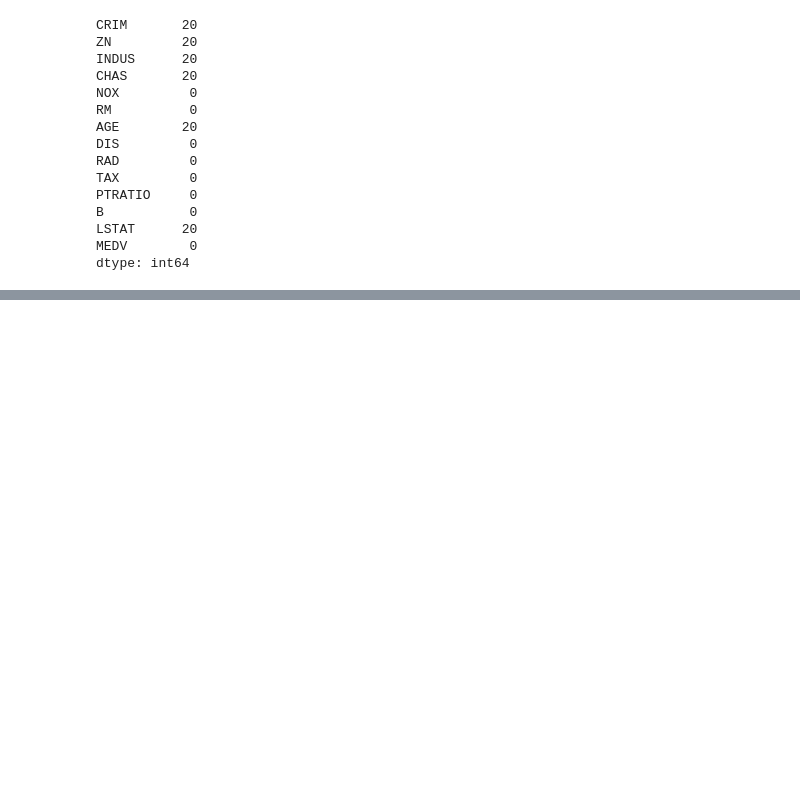
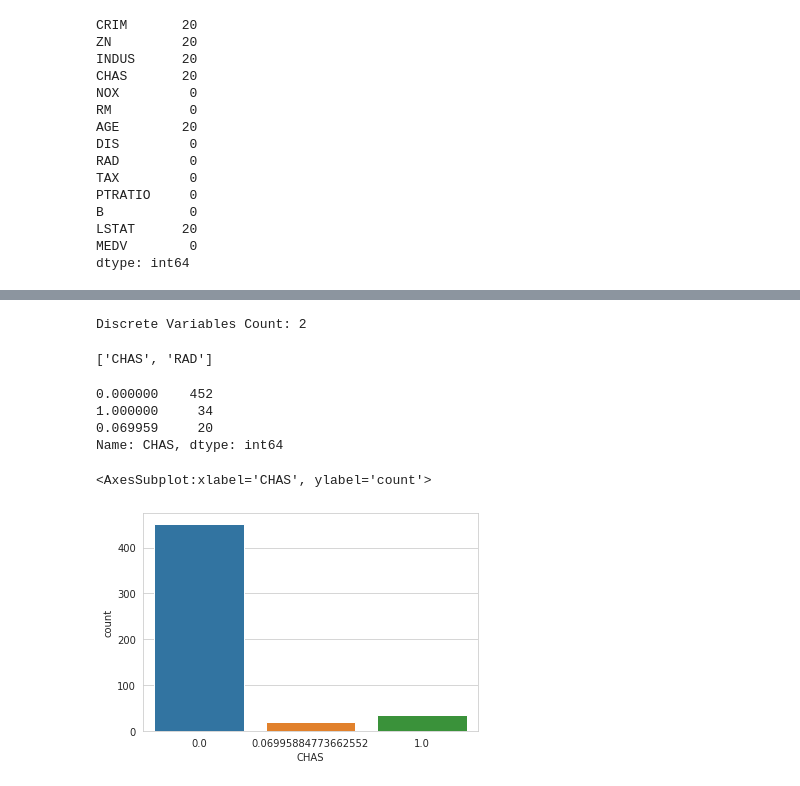
Before and after one commit to akshay1290/DecisionTreeRegreession-CART-, a Jupyter notebook: Boston_houseprice_prediction_from_scratch_1.ipynb, the cells around one changed output, grey strips where cells are left out. Cells and saved outputs as stored; diff of their text form; code cells hidden in the pictures; blank space fills up the shorter version.

```diff
--- a/Boston_houseprice_prediction_from_scratch_1.ipynb
+++ b/Boston_houseprice_prediction_from_scratch_1.ipynb
@@ -101,0 +173,24 @@ dtype: int64
+# %%
+
+
+discrete_feature=[feature for feature in numerical_features if len(df[feature].unique())<25]
+print("Discrete Variables Count: {}".format(len(discrete_feature)))
+# %% [output]
+Discrete Variables Count: 2
+# %%
+discrete_feature
+# %% [output]
+['CHAS', 'RAD']
+# %%
+df['CHAS'].value_counts()
+# %% [output]
+0.000000    452
+1.000000     34
+0.069959     20
+Name: CHAS, dtype: int64
+# %%
+sns.set_style('whitegrid')
+sns.countplot(x='CHAS',data=df)
+# %% [output]
+<AxesSubplot:xlabel='CHAS', ylabel='count'>
+[figure, added]
```
Also changed, not shown: parts of 45 cells of this notebook.
